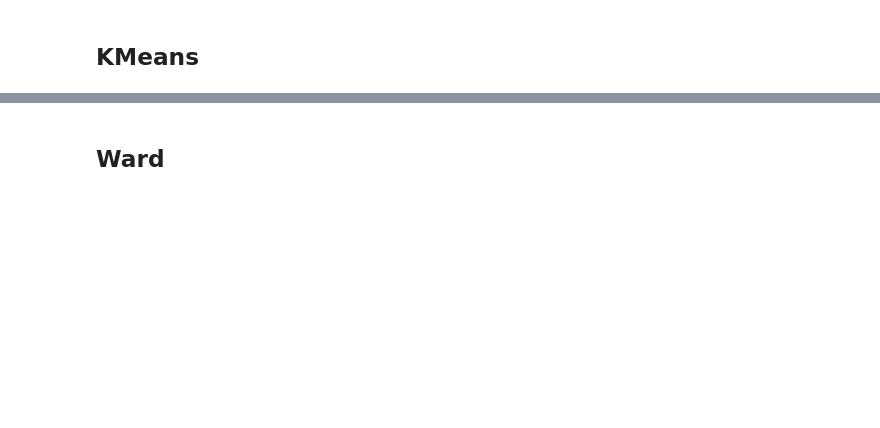
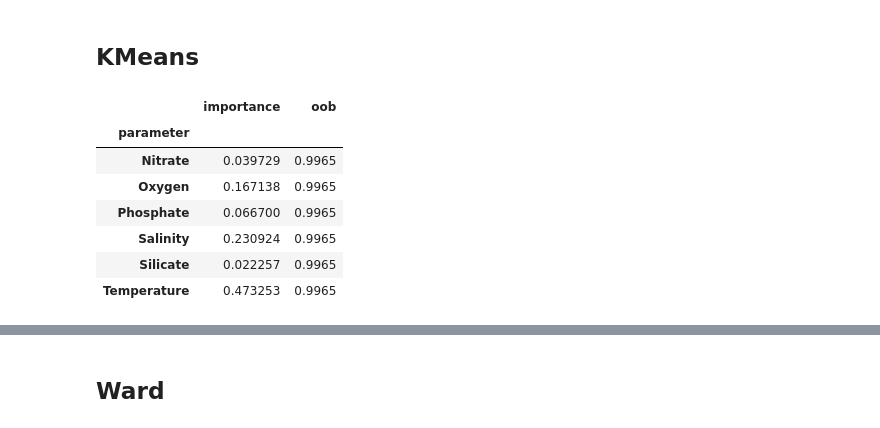
Before and after one commit to y-jenniges/ocean_clustering_and_validation, a Jupyter notebook: clustering_experiments/feature_importance.ipynb, the cells around one changed output, grey strips where cells are left out. Saved outputs shown, nothing was run; the diff lists cells and outputs as text; code cells hidden in the pictures; blank space fills up the shorter version.

```diff
--- a/clustering_experiments/feature_importance.ipynb
+++ b/clustering_experiments/feature_importance.ipynb
@@ -340,0 +347,13 @@ rf_kmeans_embedding
+# %%
+# Mean feature importances for KMeans
+query_str = get_query_string_hyps_filter(hyp_config.kmeans_original_hyps, preproc="minmax", algorithm="kmeans", float_tol=1e-8)
+fi.query(query_str)[["importance", "oob", "parameter"]].groupby(["parameter"]).mean()
+# %% [output]
+|  | importance | oob |
+| parameter |  |  |
+| Nitrate | 0.039729 | 0.9965 |
+| Oxygen | 0.167138 | 0.9965 |
+| Phosphate | 0.066700 | 0.9965 |
+| Salinity | 0.230924 | 0.9965 |
+| Silicate | 0.022257 | 0.9965 |
+| Temperature | 0.473253 | 0.9965 |
```
Also changed, not shown: parts of 20 cells of this notebook.
